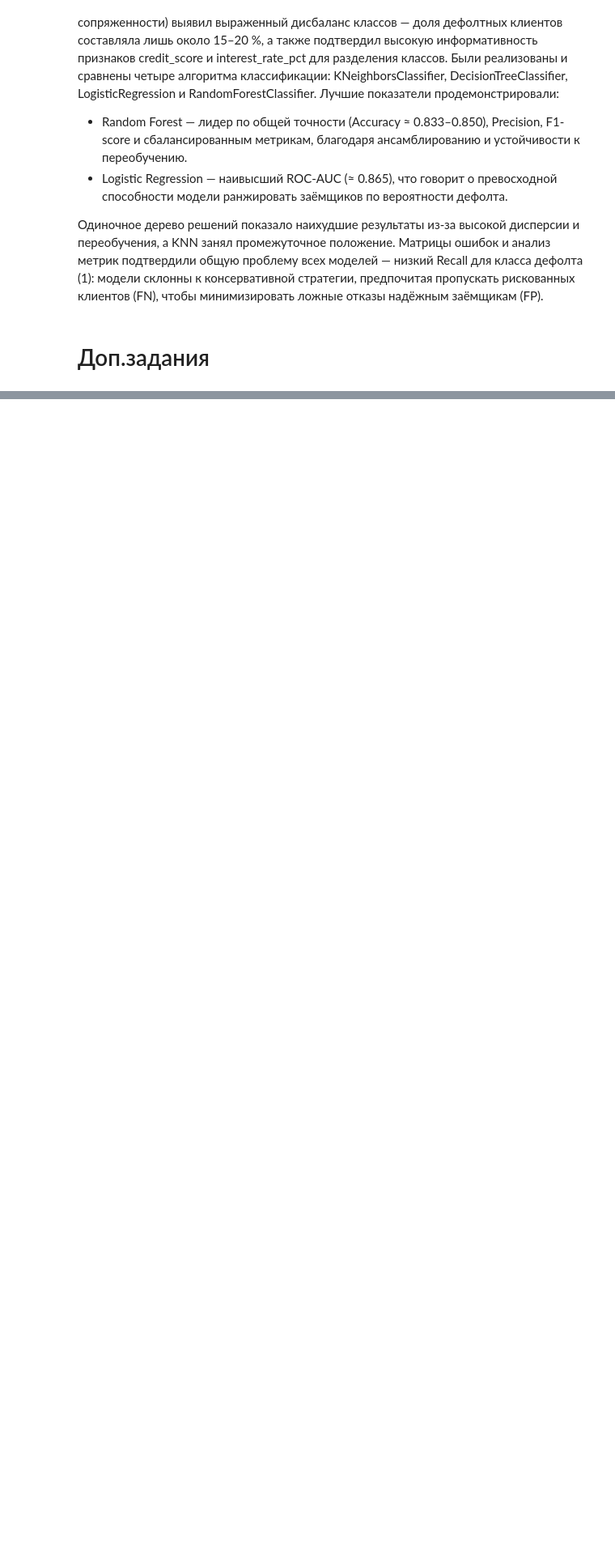
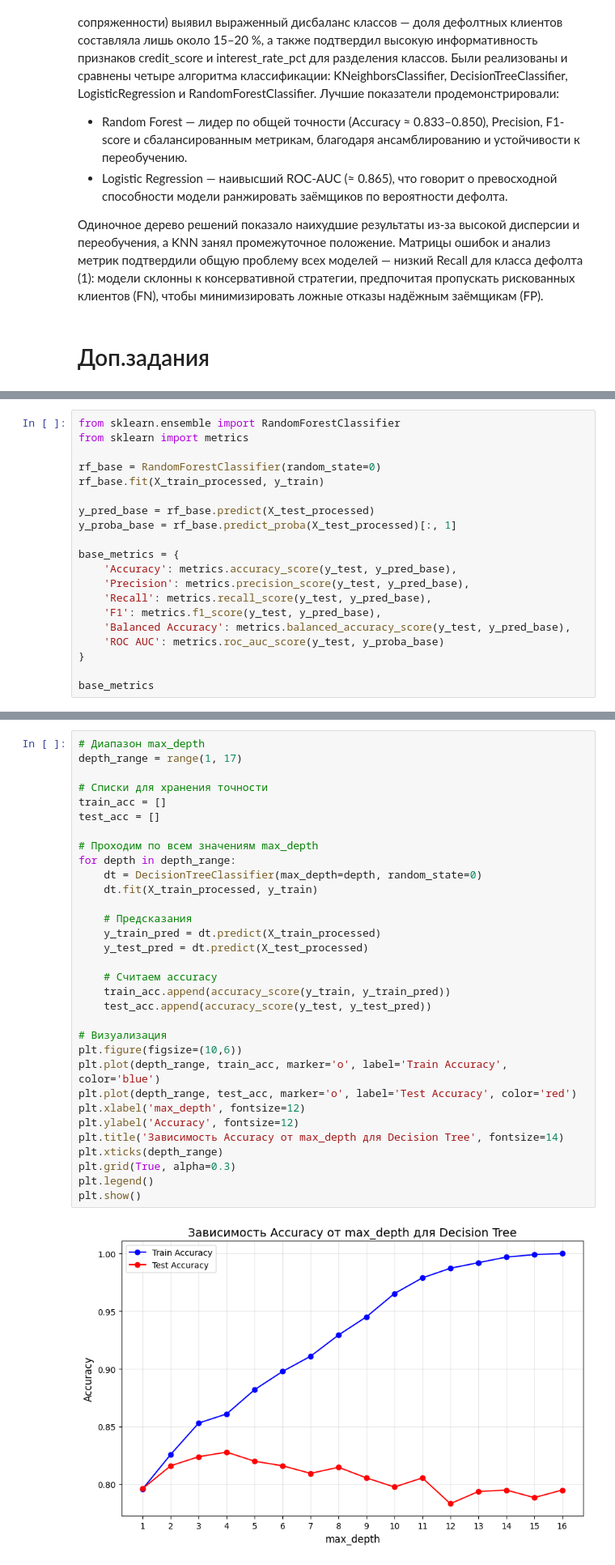
Before and after one commit to smur10/VvAD, a Jupyter notebook: ЛР5_Силенков_4.ipynb, the cells around one changed output, grey strips where cells are left out. Shown at 81% size. Saved outputs shown, nothing was run; the diff lists cells and outputs as text; blank space fills up the shorter version.

```diff
--- a/ЛР5_Силенков_4.ipynb
+++ b/ЛР5_Силенков_4.ipynb
@@ -616,0 +437,20 @@ RandomForestClassifier. Лучшие показатели продемонстр
+# %%
+from sklearn.ensemble import RandomForestClassifier
+from sklearn import metrics
+
+rf_base = RandomForestClassifier(random_state=0)
+rf_base.fit(X_train_processed, y_train)
+
+y_pred_base = rf_base.predict(X_test_processed)
+y_proba_base = rf_base.predict_proba(X_test_processed)[:, 1]
+
+base_metrics = {
+    'Accuracy': metrics.accuracy_score(y_test, y_pred_base),
+    'Precision': metrics.precision_score(y_test, y_pred_base),
+    'Recall': metrics.recall_score(y_test, y_pred_base),
+    'F1': metrics.f1_score(y_test, y_pred_base),
+    'Balanced Accuracy': metrics.balanced_accuracy_score(y_test, y_pred_base),
+    'ROC AUC': metrics.roc_auc_score(y_test, y_proba_base)
+}
+
+base_metrics
@@ -616,0 +552,34 @@ RandomForestClassifier. Лучшие показатели продемонстр
+# %%
+# Диапазон max_depth
+depth_range = range(1, 17)
+
+# Списки для хранения точности
+train_acc = []
+test_acc = []
+
+# Проходим по всем значениям max_depth
+for depth in depth_range:
+    dt = DecisionTreeClassifier(max_depth=depth, random_state=0)
+    dt.fit(X_train_processed, y_train)
+
+    # Предсказания
+    y_train_pred = dt.predict(X_train_processed)
+    y_test_pred = dt.predict(X_test_processed)
+
+    # Считаем accuracy
+    train_acc.append(accuracy_score(y_train, y_train_pred))
+    test_acc.append(accuracy_score(y_test, y_test_pred))
+
+# Визуализация
+plt.figure(figsize=(10,6))
+plt.plot(depth_range, train_acc, marker='o', label='Train Accuracy', color='blue')
+plt.plot(depth_range, test_acc, marker='o', label='Test Accuracy', color='red')
+plt.xlabel('max_depth', fontsize=12)
+plt.ylabel('Accuracy', fontsize=12)
+plt.title('Зависимость Accuracy от max_depth для Decision Tree', fontsize=14)
+plt.xticks(depth_range)
+plt.grid(True, alpha=0.3)
+plt.legend()
+plt.show()
+# %% [output]
+[figure, added]
```
Also changed, not shown: parts of 44 cells of this notebook.
